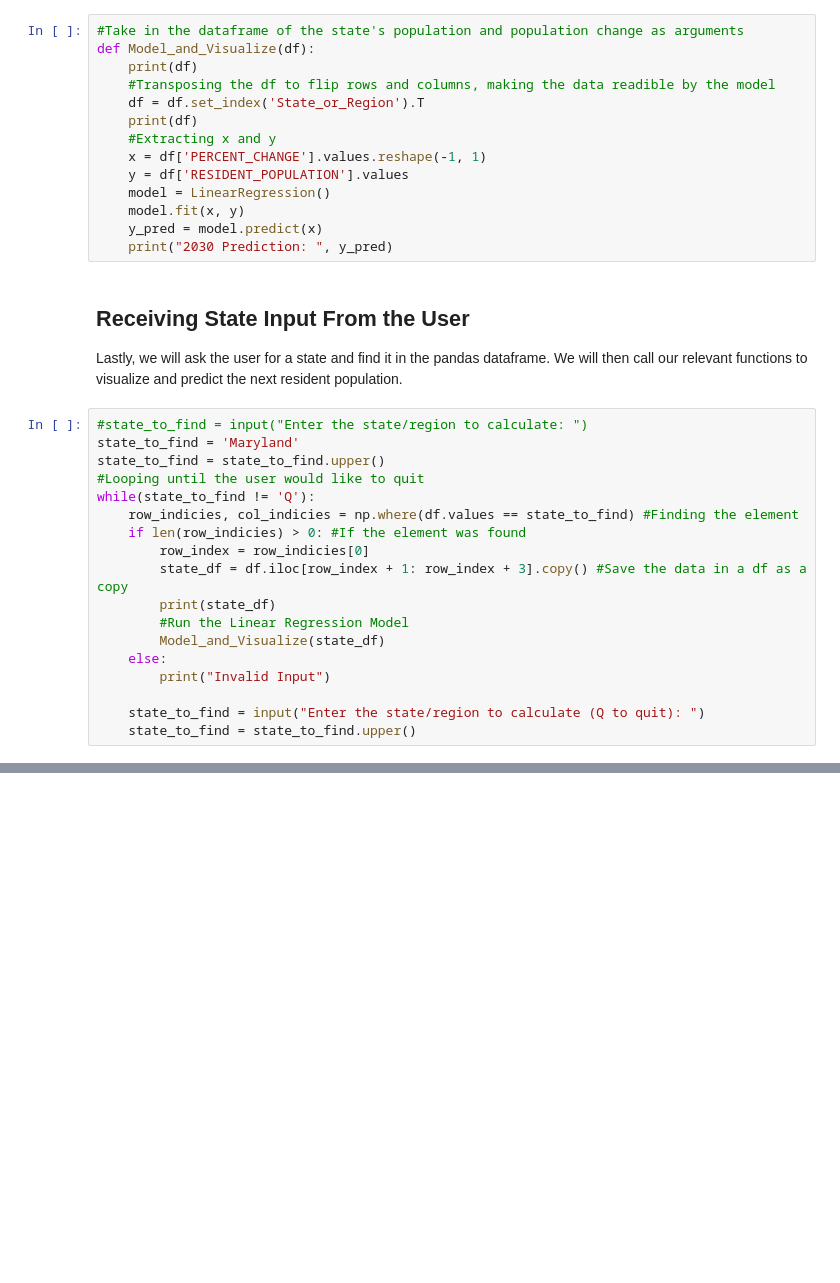
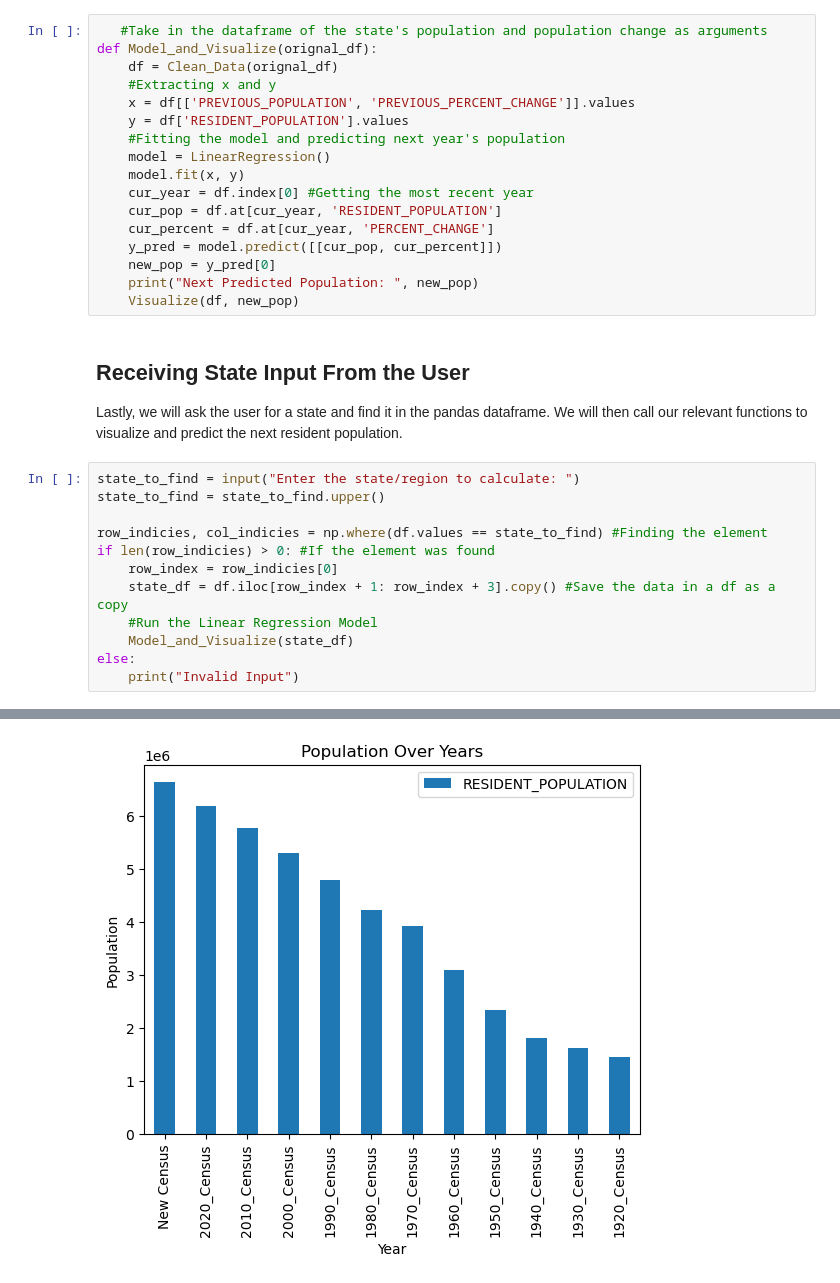
Before and after one commit to Jairik/Simple-State-Population-Predictor, a Jupyter notebook: PopulationPredictor.ipynb, the cells around one changed output, grey strips where cells are left out. Cells and saved outputs as stored; diff of their text form; blank space fills up the shorter version.

```diff
--- a/PopulationPredictor.ipynb
+++ b/PopulationPredictor.ipynb
@@ -60,36 +82,33 @@ We will be looking at percent change to predict population increase. This doesn'
 # %%
-#Take in the dataframe of the state's population and population change as arguments
-def Model_and_Visualize(df):
-    print(df)
-    #Transposing the df to flip rows and columns, making the data readible by the model
-    df = df.set_index('State_or_Region').T
-    print(df)
+   #Take in the dataframe of the state's population and population change as arguments
+def Model_and_Visualize(orignal_df):
+    df = Clean_Data(orignal_df)
     #Extracting x and y
-    x = df['PERCENT_CHANGE'].values.reshape(-1, 1)
+    x = df[['PREVIOUS_POPULATION', 'PREVIOUS_PERCENT_CHANGE']].values
     y = df['RESIDENT_POPULATION'].values
+    #Fitting the model and predicting next year's population
     model = LinearRegression()
     model.fit(x, y)
-    y_pred = model.predict(x)
-    print("2030 Prediction: ", y_pred)
+    cur_year = df.index[0] #Getting the most recent year
+    cur_pop = df.at[cur_year, 'RESIDENT_POPULATION']
+    cur_percent = df.at[cur_year, 'PERCENT_CHANGE']
+    y_pred = model.predict([[cur_pop, cur_percent]])
+    new_pop = y_pred[0]
+    print("Next Predicted Population: ", new_pop)
+    Visualize(df, new_pop)
 # %% [markdown]
 ## Receiving State Input From the User
 Lastly, we will ask the user for a state and find it in the pandas dataframe. We will then call our relevant functions to visualize and predict the next resident population.
 # %%
-#state_to_find = input("Enter the state/region to calculate: ")
-state_to_find = 'Maryland'
+state_to_find = input("Enter the state/region to calculate: ")
 state_to_find = state_to_find.upper()
-#Looping until the user would like to quit
-while(state_to_find != 'Q'):
-    row_indicies, col_indicies = np.where(df.values == state_to_find) #Finding the element
-    if len(row_indicies) > 0: #If the element was found
-        row_index = row_indicies[0]
-        state_df = df.iloc[row_index + 1: row_index + 3].copy() #Save the data in a df as a copy
-        print(state_df)
-        #Run the Linear Regression Model
-        Model_and_Visualize(state_df)
-    else:
-        print("Invalid Input")
 
-    state_to_find = input("Enter the state/region to calculate (Q to quit): ")
-    state_to_find = state_to_find.upper()
+row_indicies, col_indicies = np.where(df.values == state_to_find) #Finding the element
+if len(row_indicies) > 0: #If the element was found
+    row_index = row_indicies[0]
+    state_df = df.iloc[row_index + 1: row_index + 3].copy() #Save the data in a df as a copy
+    #Run the Linear Regression Model
+    Model_and_Visualize(state_df)
+else:
+    print("Invalid Input")
 # %% [output]
@@ -112,0 +129 @@ while(state_to_find != 'Q'):
+[figure, added]
```
Also changed, not shown: parts of 4 cells of this notebook, 2 other files.
